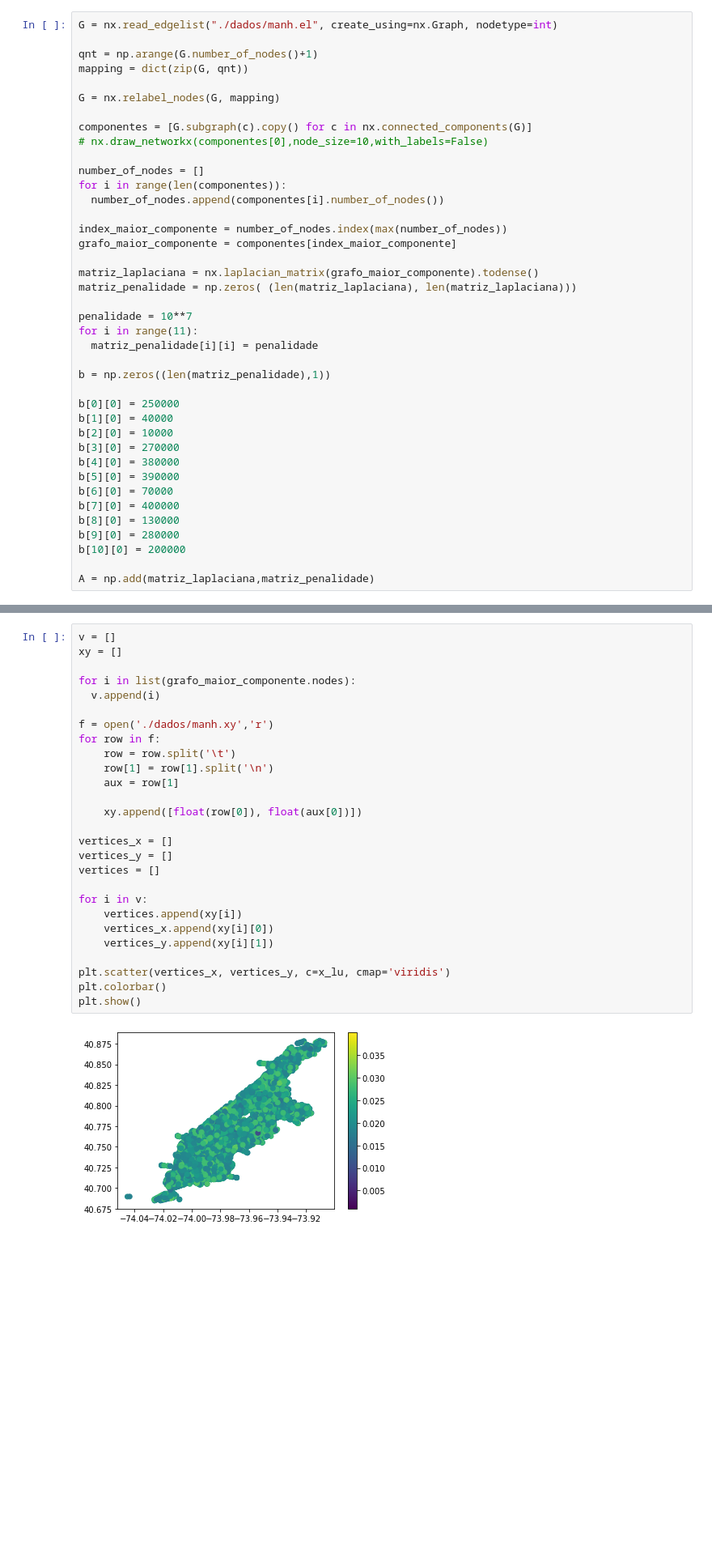
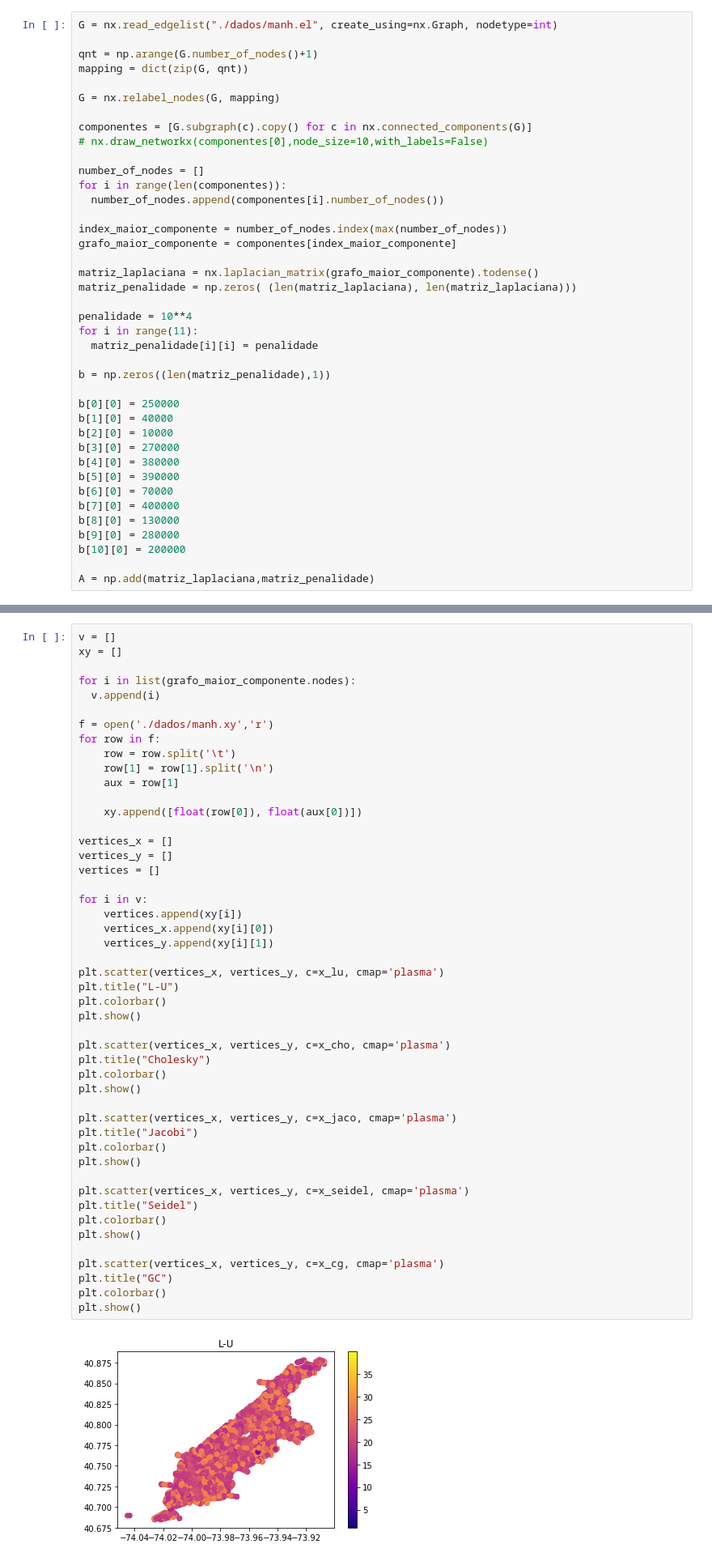
Before and after one commit to LePenidon/grupo_metodos_numericos_I, a Jupyter notebook: Trabalho_Sistemas_Lineares.ipynb, the cells around one changed output, grey strips where cells are left out. Shown at 81% size. Cells and saved outputs as stored; diff of their text form; blank space fills up the shorter version.

```diff
--- a/Trabalho_Sistemas_Lineares.ipynb
+++ b/Trabalho_Sistemas_Lineares.ipynb
@@ -100,7 +101,7 @@ grafo_maior_componente = componentes[index_maior_componente]
 matriz_laplaciana = nx.laplacian_matrix(grafo_maior_componente).todense()
 matriz_penalidade = np.zeros( (len(matriz_laplaciana), len(matriz_laplaciana)))
 
-penalidade = 10**7
+penalidade = 10**4
 for i in range(11):
   matriz_penalidade[i][i] = penalidade
 
@@ -146,29 +189,50 @@ x_lu = scipy.linalg.lu_solve((lu,piv),b)
 # %%
 v = []
 xy = []
 
 for i in list(grafo_maior_componente.nodes):
   v.append(i)
 
 f = open('./dados/manh.xy','r')
 for row in f:
     row = row.split('\t')
     row[1] = row[1].split('\n')
     aux = row[1]
 
     xy.append([float(row[0]), float(aux[0])])
 
 vertices_x = []
 vertices_y = []
 vertices = []
 
 for i in v:
     vertices.append(xy[i])
     vertices_x.append(xy[i][0])
     vertices_y.append(xy[i][1])
 
-plt.scatter(vertices_x, vertices_y, c=x_lu, cmap='viridis')
+plt.scatter(vertices_x, vertices_y, c=x_lu, cmap='plasma')
+plt.title("L-U")
 plt.colorbar()
 plt.show()
+
+plt.scatter(vertices_x, vertices_y, c=x_cho, cmap='plasma')
+plt.title("Cholesky")
+plt.colorbar()
+plt.show()
+
+plt.scatter(vertices_x, vertices_y, c=x_jaco, cmap='plasma')
+plt.title("Jacobi")
+plt.colorbar()
+plt.show()
+
+plt.scatter(vertices_x, vertices_y, c=x_seidel, cmap='plasma')
+plt.title("Seidel")
+plt.colorbar()
+plt.show()
+
+plt.scatter(vertices_x, vertices_y, c=x_cg, cmap='plasma')
+plt.title("GC")
+plt.colorbar()
+plt.show()
 # %% [output]
-[figure, old version]
+[figure, new version]
```
Also changed, not shown: parts of 4 cells of this notebook.
